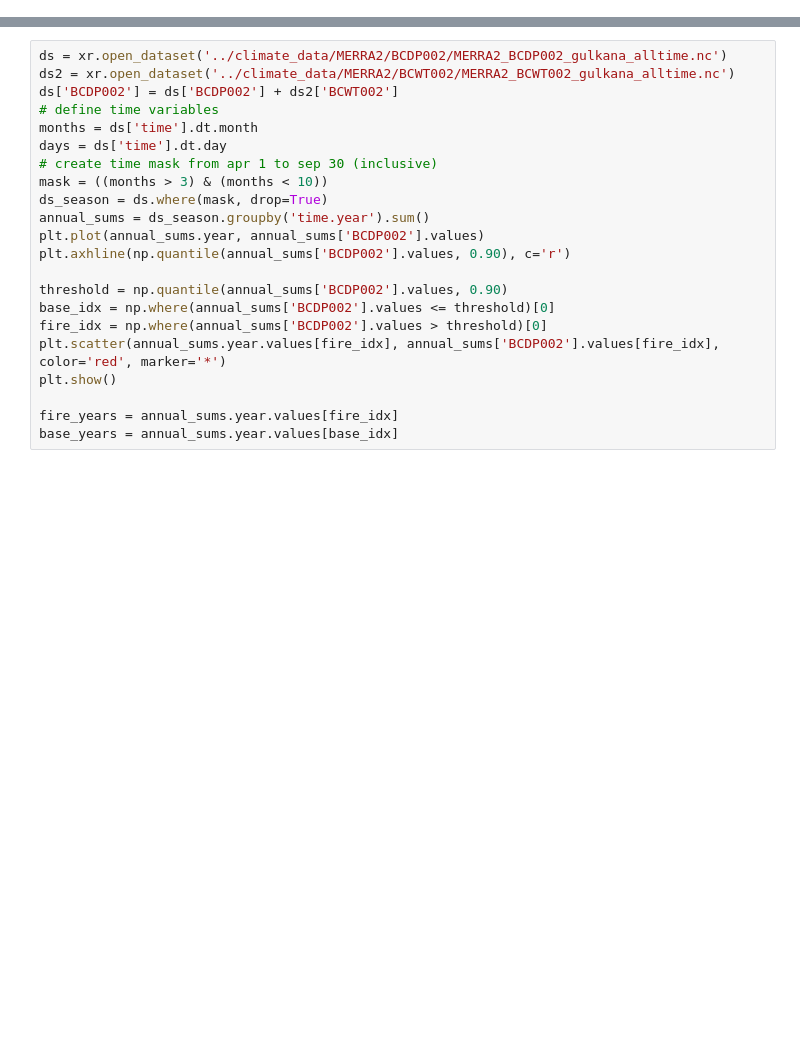
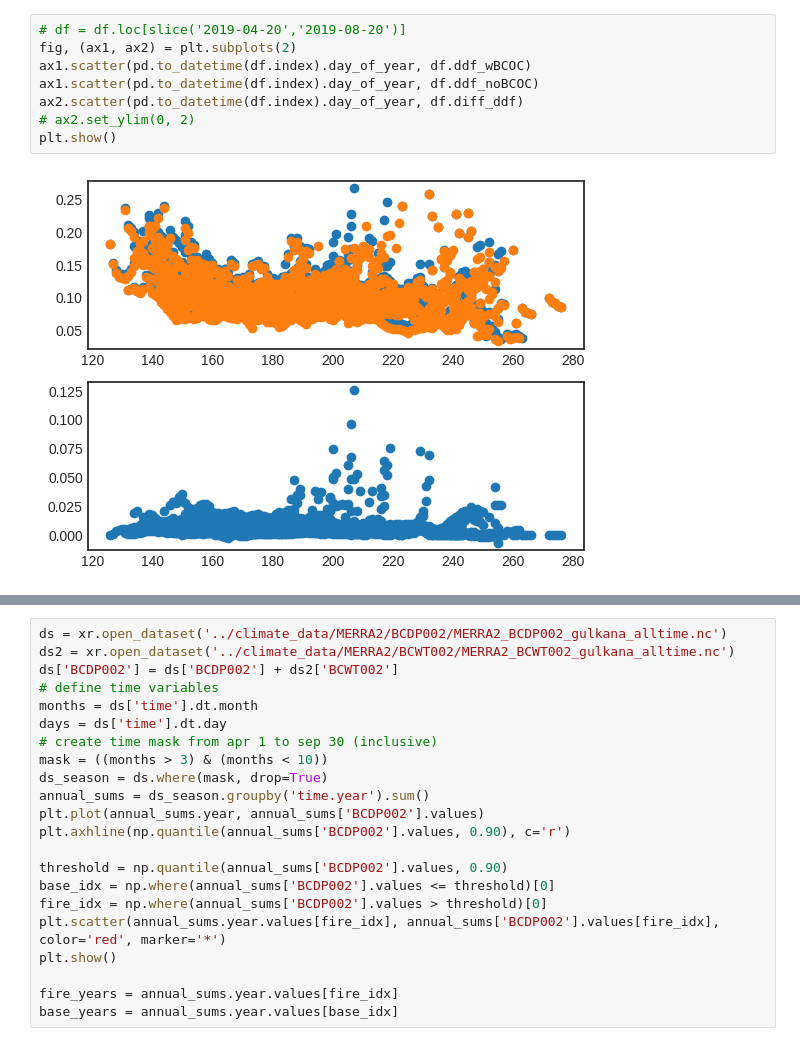
Before and after one commit to clairevwilson/PEBSI, a Jupyter notebook: ddf_proj.ipynb, the cells around one changed output, grey strips where cells are left out. Drawn from its saved outputs; the diff is of its cells as text; blank space fills up the shorter version.

```diff
--- a/ddf_proj.ipynb
+++ b/ddf_proj.ipynb
@@ -95,0 +206,10 @@ for timeres in ['1D','YS-OCT']:
+# %%
+# df = df.loc[slice('2019-04-20','2019-08-20')]
+fig, (ax1, ax2) = plt.subplots(2)
+ax1.scatter(pd.to_datetime(df.index).day_of_year, df.ddf_wBCOC)
+ax1.scatter(pd.to_datetime(df.index).day_of_year, df.ddf_noBCOC)
+ax2.scatter(pd.to_datetime(df.index).day_of_year, df.diff_ddf)
+# ax2.set_ylim(0, 2)
+plt.show()
+# %% [output]
+[figure, added]
```
Also changed, not shown: parts of 11 cells of this notebook, 1 other file.
